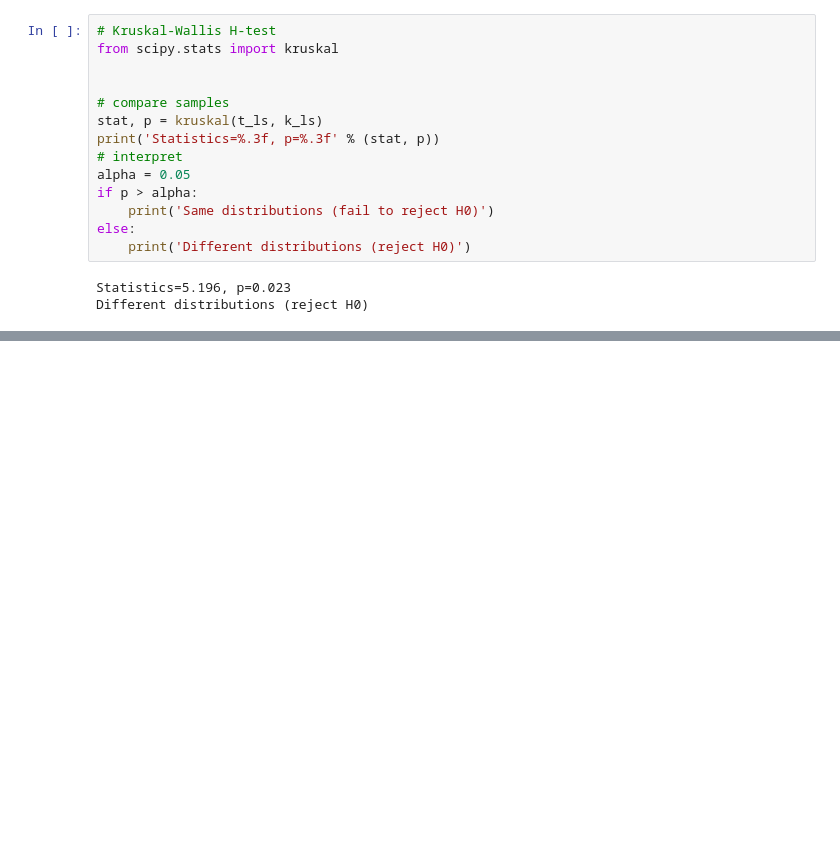
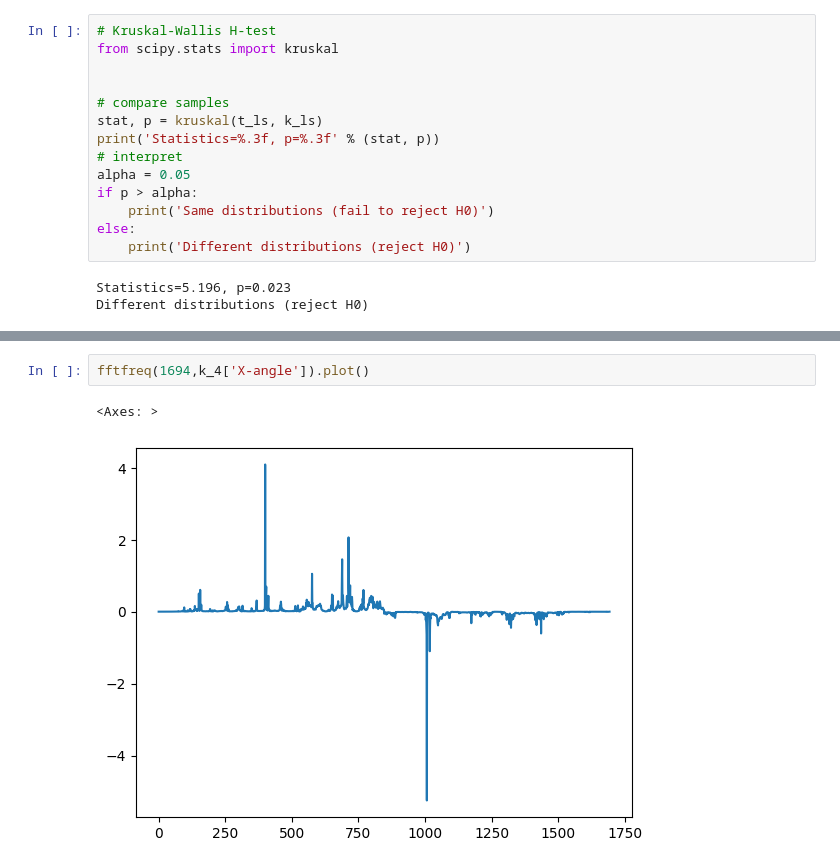
Before and after one commit to vn322/Sport-University, a Jupyter notebook: combat/kata1.ipynb, the cells around one changed output, grey strips where cells are left out. Saved outputs shown, nothing was run; the diff lists cells and outputs as text; blank space fills up the shorter version.

```diff
--- a/combat/kata1.ipynb
+++ b/combat/kata1.ipynb
@@ -1172,0 +1197,5 @@ Different distributions (reject H0)
+# %%
+fftfreq(1694,k_4['X-angle']).plot()
+# %% [output]
+<Axes: >
+[figure, added]
```
Also changed, not shown: parts of 17 cells of this notebook.
